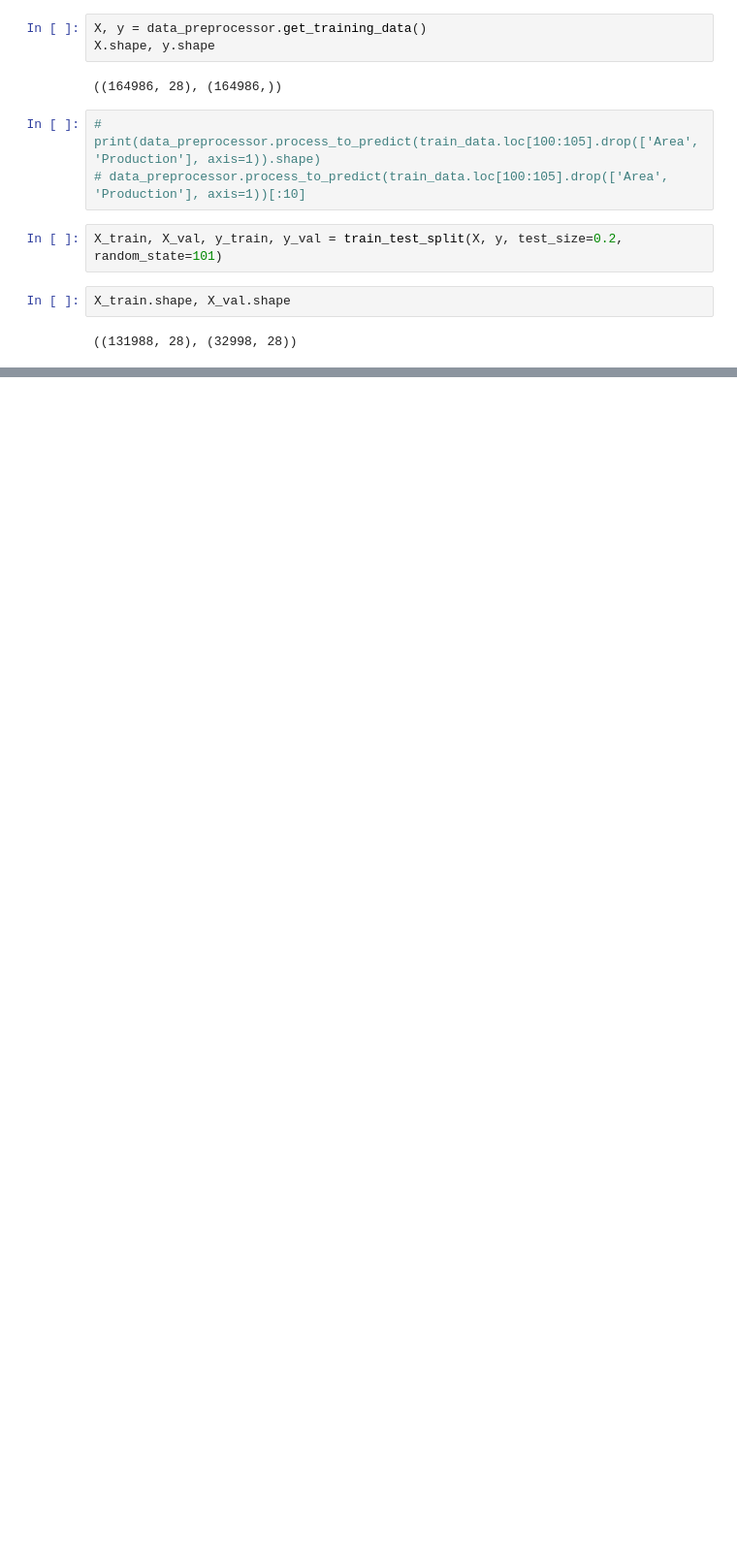
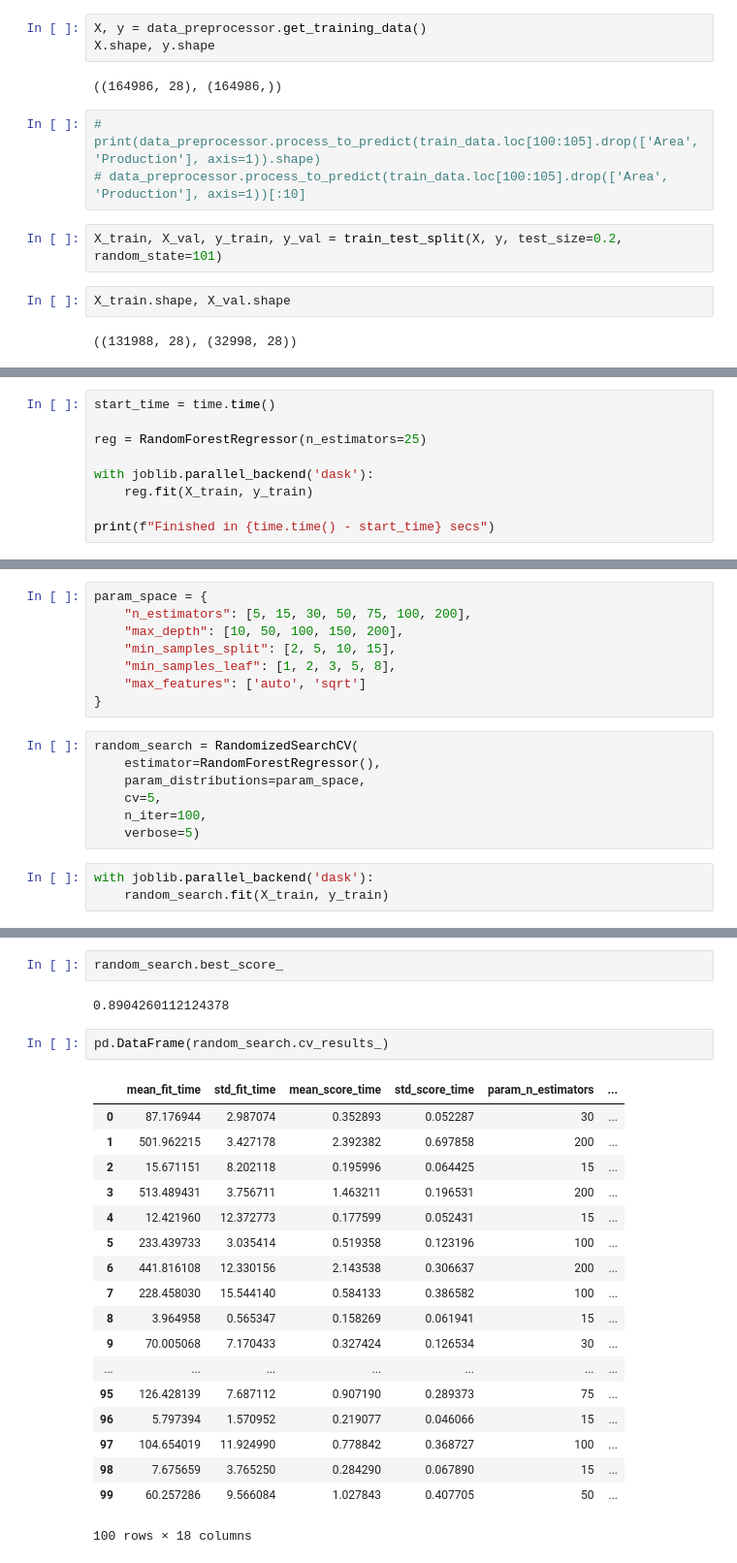
Before and after one commit to animeshmathur/crop-yield-prediction, a Jupyter notebook: Modeling/Random_Forest_Regressor.ipynb, the cells around one changed output, grey strips where cells are left out. Shown at 97% size. Drawn from its saved outputs; the diff is of its cells as text; blank space fills up the shorter version.

Commit message:
Hyperparameter search

```diff
--- a/Modeling/Random_Forest_Regressor.ipynb
+++ b/Modeling/Random_Forest_Regressor.ipynb
@@ -54,0 +56,9 @@ RandomForestRegressor(n_estimators=5)
+# %%
+start_time = time.time()
+
+reg = RandomForestRegressor(n_estimators=25)
+
+with joblib.parallel_backend('dask'):
+    reg.fit(X_train, y_train)
+
+print(f"Finished in {time.time() - start_time} secs")
@@ -62,0 +79,18 @@ reg.score(X_val, y_val)
+# %%
+param_space = {
+    "n_estimators": [5, 15, 30, 50, 75, 100, 200],
+    "max_depth": [10, 50, 100, 150, 200],
+    "min_samples_split": [2, 5, 10, 15],
+    "min_samples_leaf": [1, 2, 3, 5, 8],
+    "max_features": ['auto', 'sqrt']
+}
+# %%
+random_search = RandomizedSearchCV(
+    estimator=RandomForestRegressor(),
+    param_distributions=param_space,
+    cv=5,
+    n_iter=100,
+    verbose=5)
+# %%
+with joblib.parallel_backend('dask'):
+    random_search.fit(X_train, y_train)
@@ -62,0 +132,25 @@ reg.score(X_val, y_val)
+# %%
+random_search.best_score_
+# %% [output]
+0.8904260112124378
+# %%
+pd.DataFrame(random_search.cv_results_)
+# %% [output]
+|  | mean_fit_time | std_fit_time | mean_score_time | std_score_time | param_n_estimators | ... |
+| 0 | 87.176944 | 2.987074 | 0.352893 | 0.052287 | 30 | ... |
+| 1 | 501.962215 | 3.427178 | 2.392382 | 0.697858 | 200 | ... |
+| 2 | 15.671151 | 8.202118 | 0.195996 | 0.064425 | 15 | ... |
+| 3 | 513.489431 | 3.756711 | 1.463211 | 0.196531 | 200 | ... |
+| 4 | 12.421960 | 12.372773 | 0.177599 | 0.052431 | 15 | ... |
+| 5 | 233.439733 | 3.035414 | 0.519358 | 0.123196 | 100 | ... |
+| 6 | 441.816108 | 12.330156 | 2.143538 | 0.306637 | 200 | ... |
+| 7 | 228.458030 | 15.544140 | 0.584133 | 0.386582 | 100 | ... |
+| 8 | 3.964958 | 0.565347 | 0.158269 | 0.061941 | 15 | ... |
+| 9 | 70.005068 | 7.170433 | 0.327424 | 0.126534 | 30 | ... |
+| ... | ... | ... | ... | ... | ... | ... |
+| 95 | 126.428139 | 7.687112 | 0.907190 | 0.289373 | 75 | ... |
+| 96 | 5.797394 | 1.570952 | 0.219077 | 0.046066 | 15 | ... |
+| 97 | 104.654019 | 11.924990 | 0.778842 | 0.368727 | 100 | ... |
+| 98 | 7.675659 | 3.765250 | 0.284290 | 0.067890 | 15 | ... |
+| 99 | 60.257286 | 9.566084 | 1.027843 | 0.407705 | 50 | ... |
+100 rows × 18 columns
```
Also changed, not shown: parts of 22 cells of this notebook, 4 other files.
